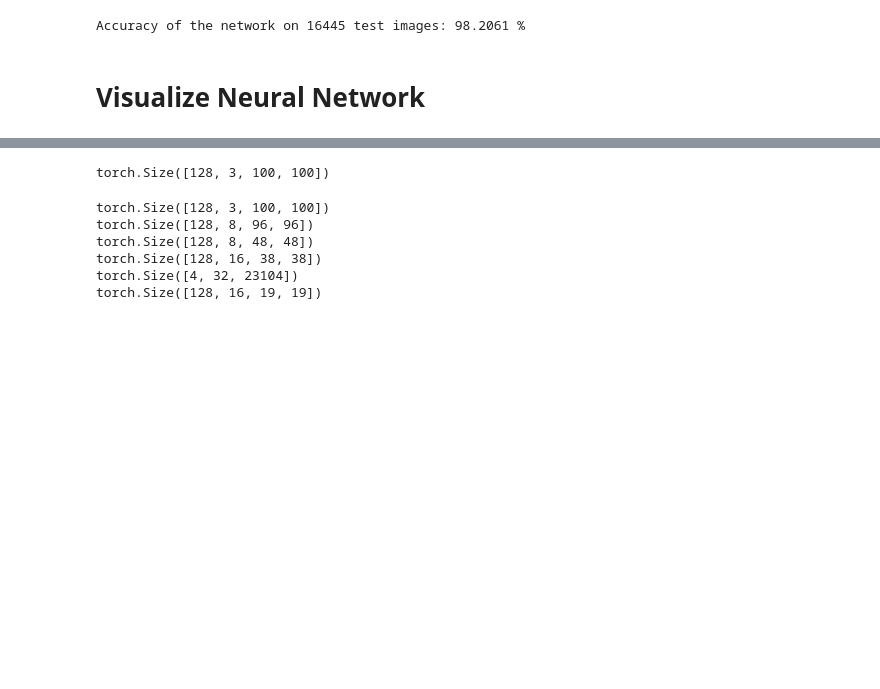
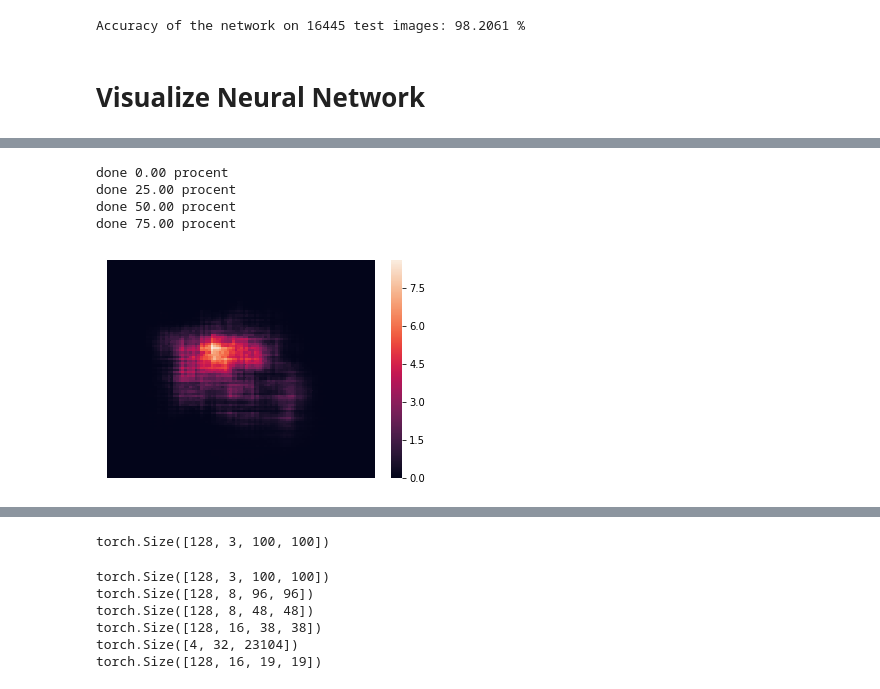
Before and after one commit to MDolinski/DeepLearning, a Jupyter notebook: assignment1/src/Test.ipynb, the cells around one changed output, grey strips where cells are left out. Saved outputs shown, nothing was run; the diff lists cells and outputs as text; code cells hidden in the pictures; blank space fills up the shorter version.

```diff
--- a/assignment1/src/Test.ipynb
+++ b/assignment1/src/Test.ipynb
@@ -472,0 +576,8 @@ NameError: name 'train_loader' is not defined
+# %%
+result = ov.drawOcclusionHeatMap(img, label)
+# %% [output]
+done 0.00 procent
+done 25.00 procent
+done 50.00 procent
+done 75.00 procent
+[figure, added]
```
Also changed, not shown: parts of 17 cells of this notebook.
